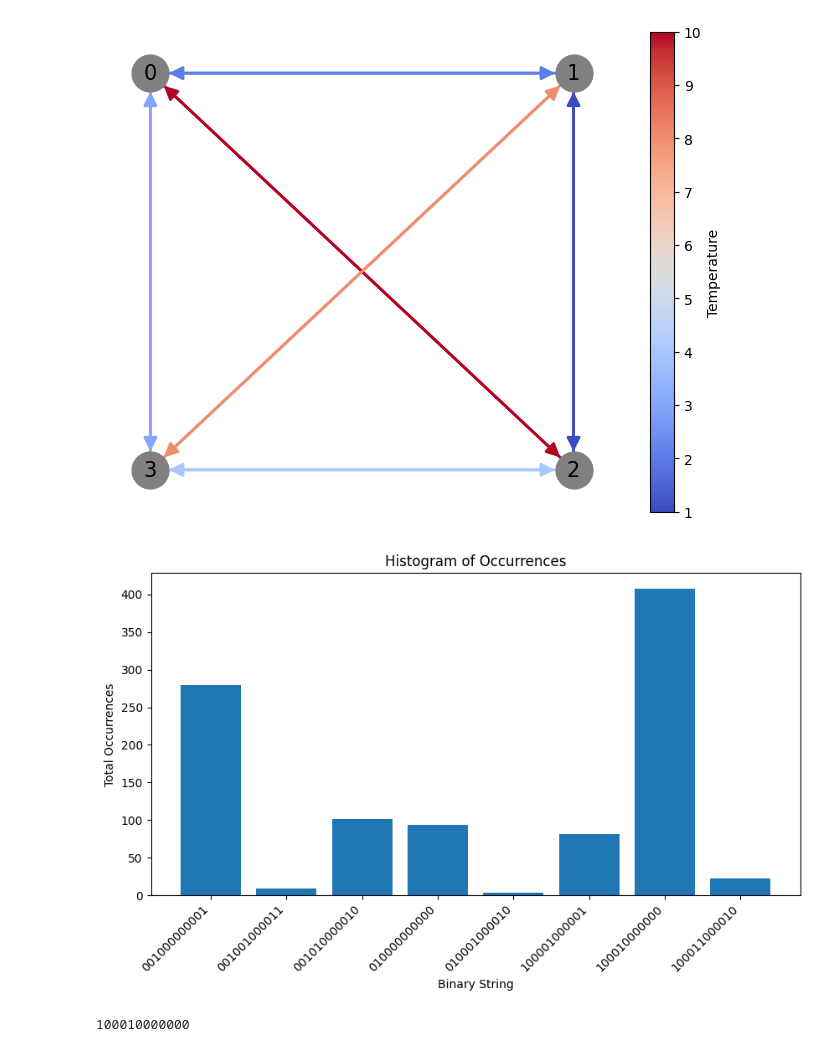
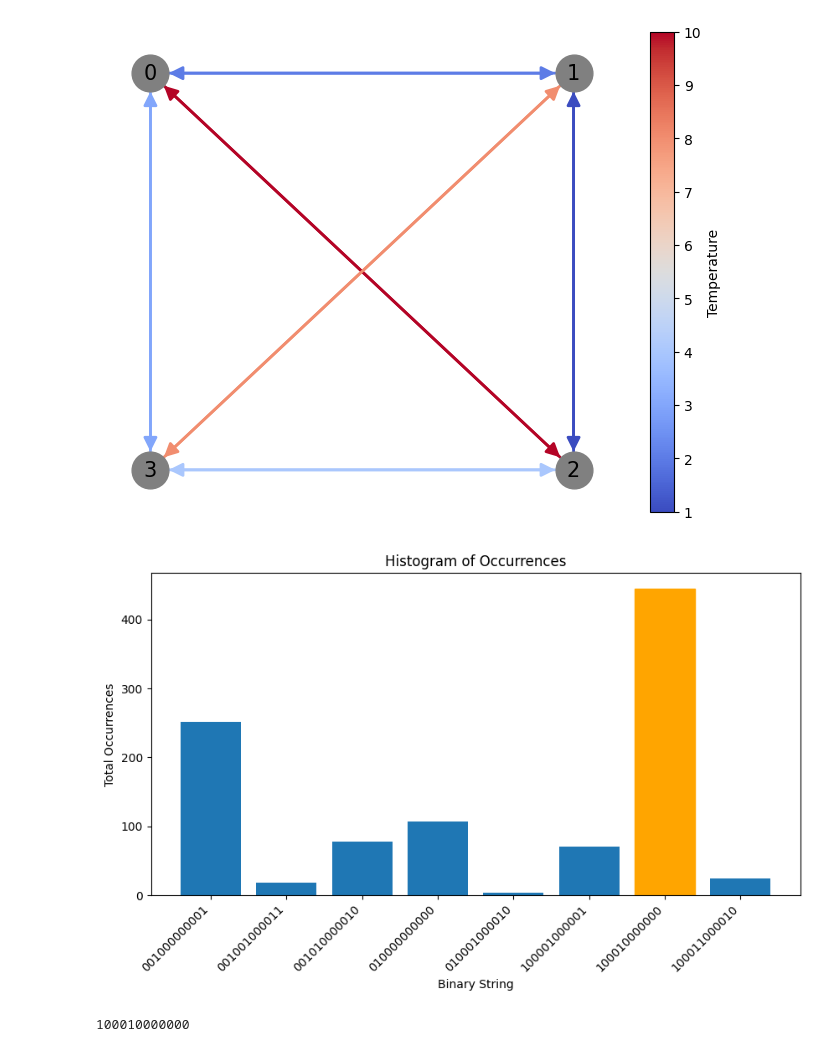
Before and after one commit to JustTrott/Baseera, a Jupyter notebook: QoolPathFinderDWave.ipynb, the cells around one changed output. Cells and saved outputs as stored; diff of their text form; code cells hidden in the pictures.

```diff
--- a/QoolPathFinderDWave.ipynb
+++ b/QoolPathFinderDWave.ipynb
@@ -121,32 +121,38 @@ def sp_solution(num_reads, G: nx.DiGraph, start: int, end: int):
     # Do not modify anything below this line
     return sampleset, bqm
 # %%
-sampleset, bqm = sp_solution(1000, G, 0, 2)
+L = max([G[u][v]['weight'] for u, v in G.edges()]) - 1
+sampleset, bqm = sp_solution(1000, G, 0, 2)#, 50)#L)
 ans = None
 
 data = {}
 
 sampleset = sampleset.aggregate()
 for datum in sampleset.data(['sample', 'energy', 'num_occurrences']):
     binary_string = ''.join(str(datum.sample[key]) for key in datum.sample.keys())
     energy = datum.energy
     occurrences = datum.num_occurrences
     data[binary_string] = occurrences
 
 ans = list(data.keys())[0]
 
 sorted_data = dict(sorted(data.items(), key=lambda item: item[0]))
 data = sorted_data
 
+
 plt.figure(figsize=(10, 5))
-plt.bar(list(data.keys()), list(data.values()))
+bars = plt.bar(list(data.keys()), list(data.values()))
+max_index = list(data.values()).index(max(data.values()))
+
+# Set the color of the highest bar to orange
+bars[max_index].set_color('orange')
 plt.xlabel('Binary String')
 plt.ylabel('Total Occurrences')
 plt.title('Histogram of Occurrences')
 plt.xticks(list(data.keys()), rotation=45, ha='right')
 plt.show()
 # %% [output]
-[figure, old version]
+[figure, new version]
 # %%
 print(ans)
 
```
Also changed, not shown: parts of 1 cell of this notebook.
